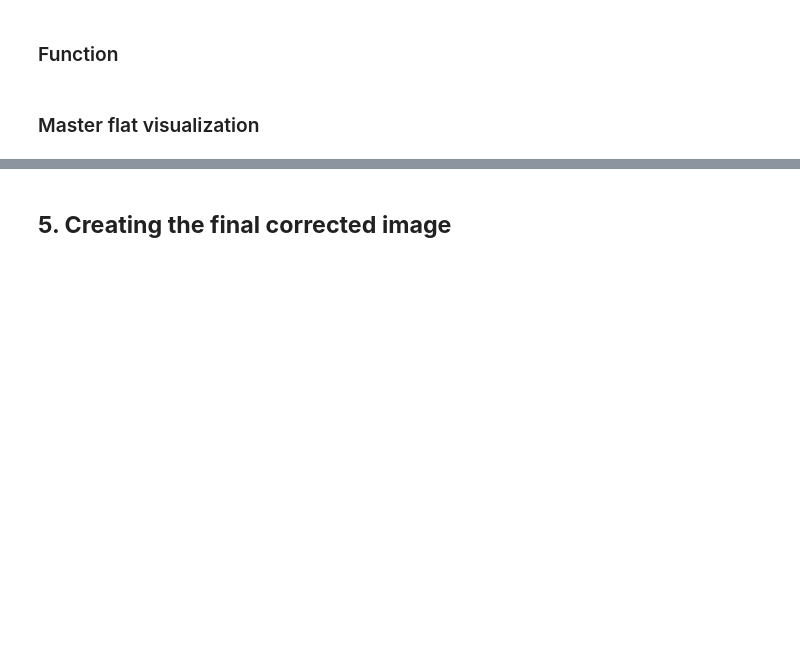
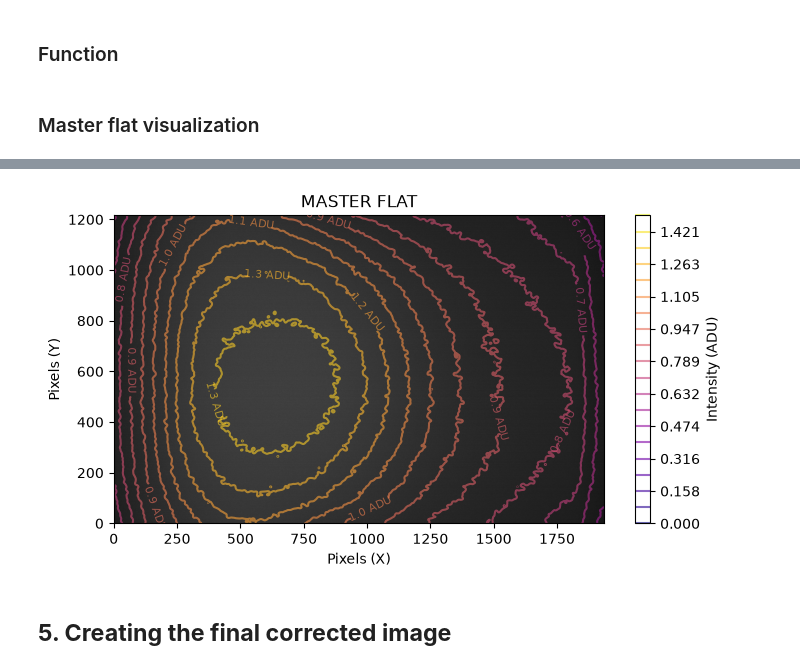
Before and after one commit to lalygator/cmos-software, a Jupyter notebook: data_analysis.ipynb, the cells around one changed output, grey strips where cells are left out. Cells and saved outputs as stored; diff of their text form; code cells hidden in the pictures; blank space fills up the shorter version.

```diff
--- a/data_analysis.ipynb
+++ b/data_analysis.ipynb
@@ -158,3 +157,34 @@ plt.show()
+# %%
+import matplotlib.pyplot as plt
+from scipy.ndimage import gaussian_filter
+
+fig, ax = plt.subplots(figsize=(8,4))
+
+# Astuce essentielle : on lisse légèrement l'image (sigma=3 ou 5)
+# UNIQUEMENT pour le calcul des contours, pour éviter le bruit pixel par pixel.
+MASTER_FLAT_SMOOTHED = gaussian_filter(MASTER_FLAT, sigma=5)
+
+# On définit des niveaux précis adaptés à ta dynamique (0 à 5 ADU)
+# niveaux = [1.0, 2.0, 3.0, 4.0, 5.0]
+niveaux = np.linspace(0, 1.5, 20)
+im = ax.imshow(MASTER_FLAT, cmap='gray', origin='lower', vmin=0)#, vmax=2000)
+
+# Tracé des contours
+# cs = ax.contour(MASTER_FLAT_SMOOTHED, levels=niveaux, cmap='plasma', origin='lower',alpha=0.6)
+cs = ax.contour(MASTER_FLAT_SMOOTHED, levels=niveaux, cmap='plasma', origin='lower',alpha=0.6)
+
+# Ajout des étiquettes sur les lignes
+ax.clabel(cs, inline=True, fontsize=8, fmt='%1.1f ADU')
+
+ax.set_title(f"MASTER FLAT")# - {OBJECT_NAME}")
+ax.set_xlabel("Pixels (X)")
+ax.set_ylabel("Pixels (Y)")
+
+fig.colorbar(cs, ax=ax, label="Intensity (ADU)")
+
+plt.show()
+# %% [output]
+[figure, added]
 # %% [markdown]
 ## **5. Creating the final corrected image**
 # %% [markdown]
```
Also changed, not shown: parts of 56 cells of this notebook.
